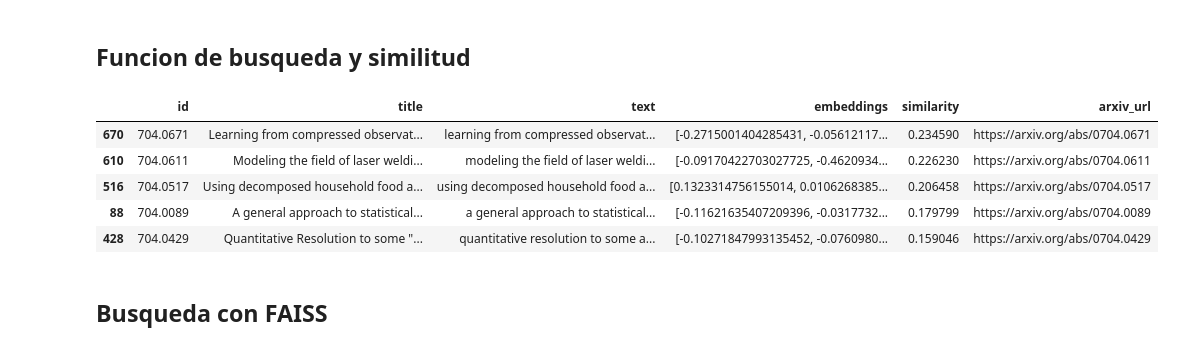
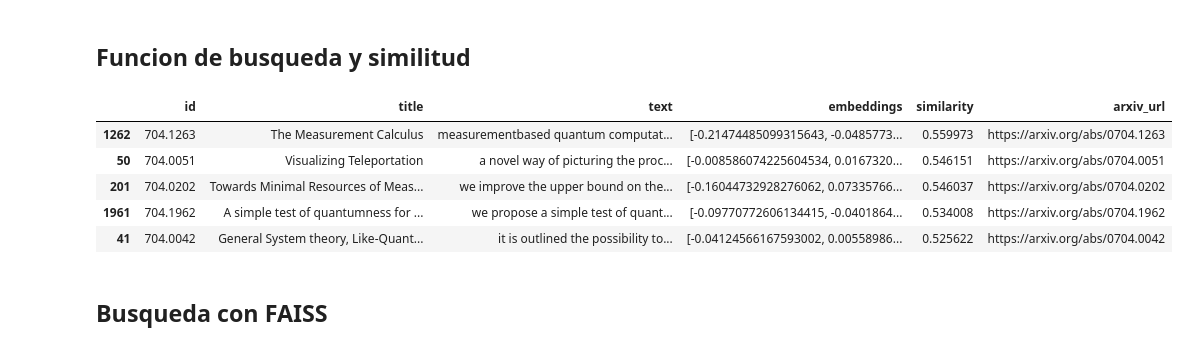
Before and after one commit to JoseADios/SemanticSearchPython, a Jupyter notebook: SemanticSearch.ipynb, the cells around one changed output. Cells and saved outputs as stored; diff of their text form; code cells hidden in the pictures.

```diff
--- a/SemanticSearch.ipynb
+++ b/SemanticSearch.ipynb
@@ -218,15 +224,15 @@ def search(query, df, top_k=5):
 # %%
 # Llamado a la funcion
 
-results = search('machine learning in healthcare', df)
+results = search('quantum in artificial intelligence', df)
 results
 # %% [output]
 |  | id | title | text | embeddings | similarity | arxiv_url |
-| 670 | 704.0671 | Learning from compressed observat... | learning from compressed observat... | [-0.2715001404285431, -0.05612117... | 0.234590 | https://arxiv.org/abs/0704.0671 |
-| 610 | 704.0611 | Modeling the field of laser weldi... | modeling the field of laser weldi... | [-0.09170422703027725, -0.4620934... | 0.226230 | https://arxiv.org/abs/0704.0611 |
-| 516 | 704.0517 | Using decomposed household food a... | using decomposed household food a... | [0.1323314756155014, 0.0106268385... | 0.206458 | https://arxiv.org/abs/0704.0517 |
-| 88 | 704.0089 | A general approach to statistical... | a general approach to statistical... | [-0.11621635407209396, -0.0317732... | 0.179799 | https://arxiv.org/abs/0704.0089 |
-| 428 | 704.0429 | Quantitative Resolution to some "... | quantitative resolution to some a... | [-0.10271847993135452, -0.0760980... | 0.159046 | https://arxiv.org/abs/0704.0429 |
+| 1262 | 704.1263 | The Measurement Calculus | measurementbased quantum computat... | [-0.21474485099315643, -0.0485773... | 0.559973 | https://arxiv.org/abs/0704.1263 |
+| 50 | 704.0051 | Visualizing Teleportation | a novel way of picturing the proc... | [-0.008586074225604534, 0.0167320... | 0.546151 | https://arxiv.org/abs/0704.0051 |
+| 201 | 704.0202 | Towards Minimal Resources of Meas... | we improve the upper bound on the... | [-0.16044732928276062, 0.07335766... | 0.546037 | https://arxiv.org/abs/0704.0202 |
+| 1961 | 704.1962 | A simple test of quantumness for ... | we propose a simple test of quant... | [-0.09770772606134415, -0.0401864... | 0.534008 | https://arxiv.org/abs/0704.1962 |
+| 41 | 704.0042 | General System theory, Like-Quant... | it is outlined the possibility to... | [-0.04124566167593002, 0.00558986... | 0.525622 | https://arxiv.org/abs/0704.0042 |
 # %% [markdown]
 ## Busqueda con FAISS
 # %% [markdown]
```
Also changed, not shown: parts of 8 cells of this notebook.
